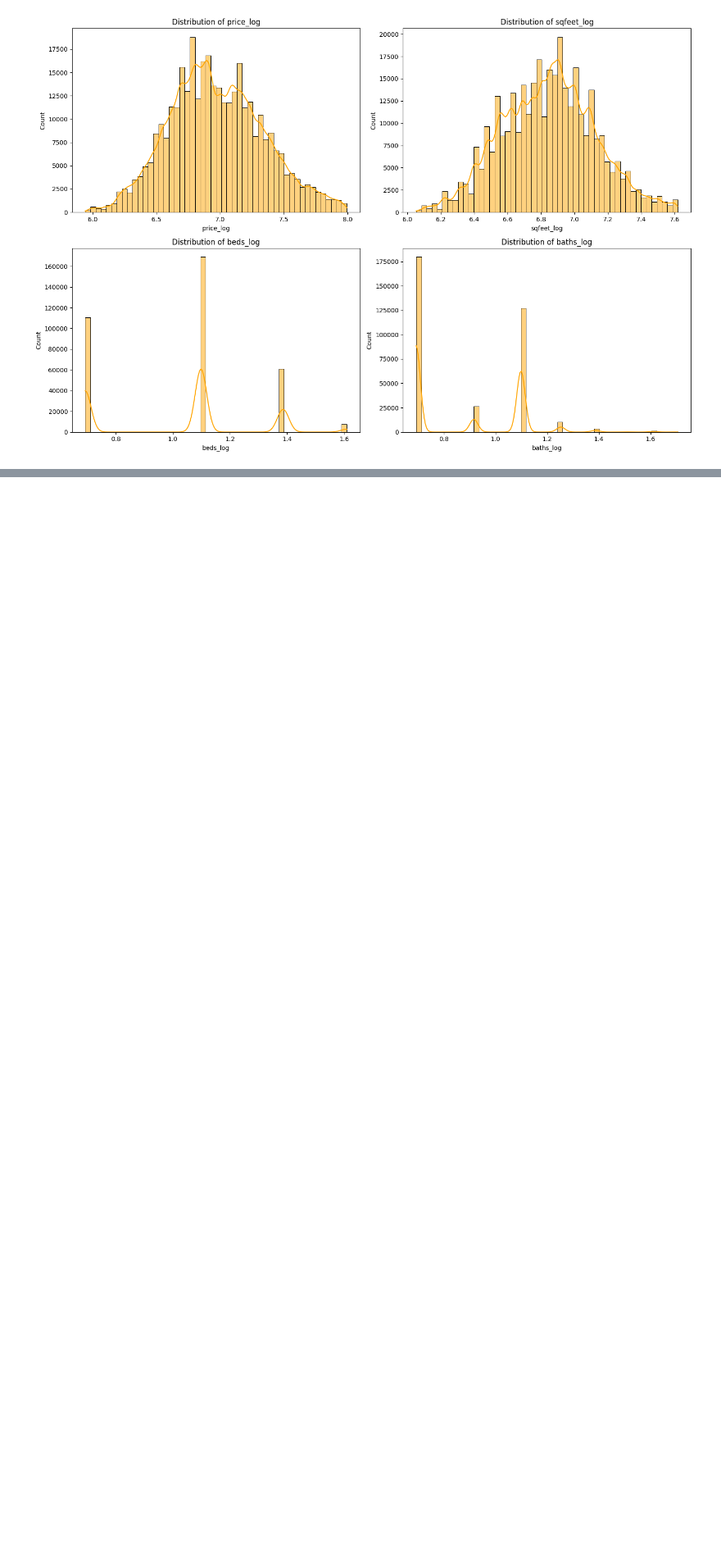
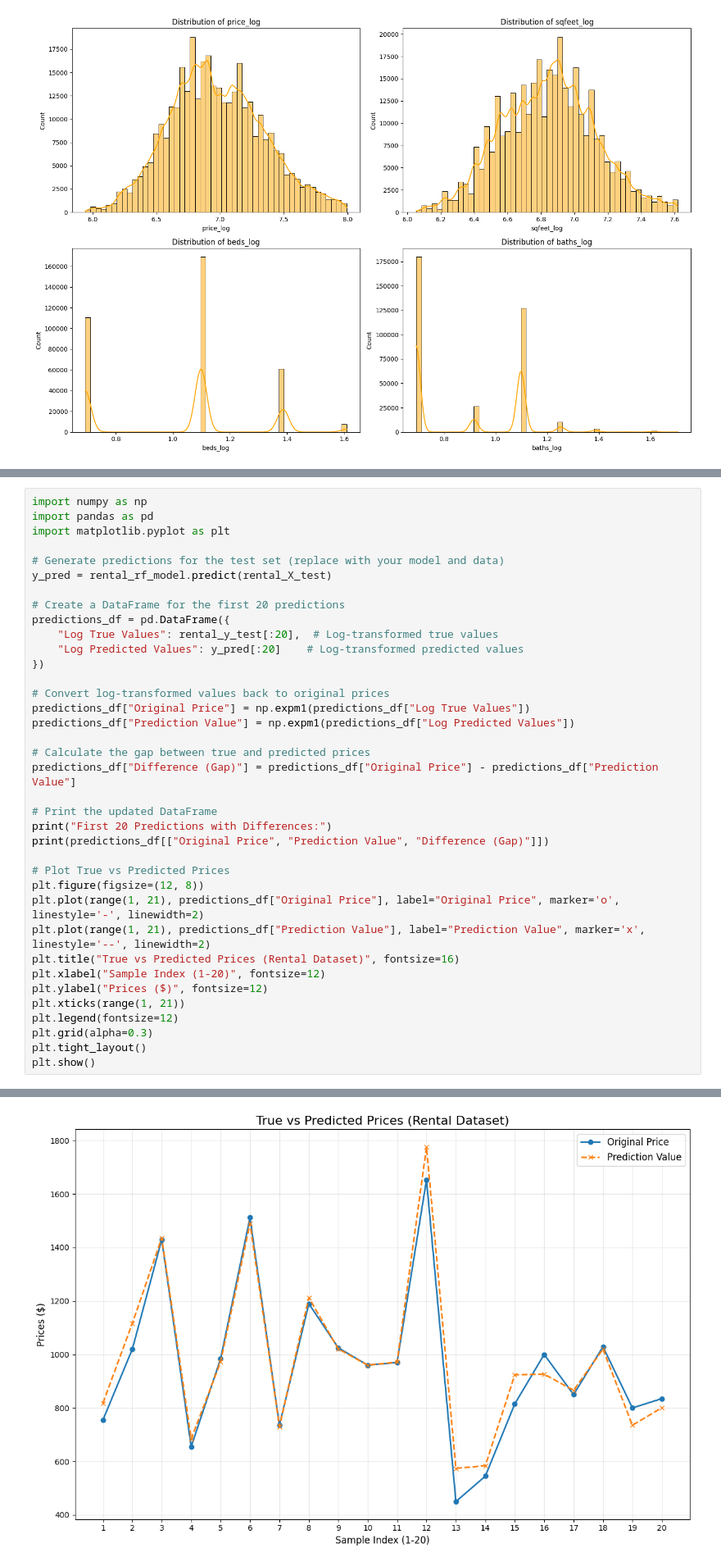
Before and after one commit to kushal-jaat/ASD-assignment-3, a Jupyter notebook: housing_price_prediction.ipynb, the cells around one changed output, grey strips where cells are left out. Shown at 82% size. Drawn from its saved outputs; the diff is of its cells as text; blank space fills up the shorter version.

```diff
--- a/housing_price_prediction.ipynb
+++ b/housing_price_prediction.ipynb
@@ -936,0 +609,38 @@ Rental Dataset Metrics:
+# %%
+import numpy as np
+import pandas as pd
+import matplotlib.pyplot as plt
+
+# Generate predictions for the test set (replace with your model and data)
+y_pred = rental_rf_model.predict(rental_X_test)
+
+# Create a DataFrame for the first 20 predictions
+predictions_df = pd.DataFrame({
+    "Log True Values": rental_y_test[:20],  # Log-transformed true values
+    "Log Predicted Values": y_pred[:20]    # Log-transformed predicted values
+})
+
+# Convert log-transformed values back to original prices
+predictions_df["Original Price"] = np.expm1(predictions_df["Log True Values"])
+predictions_df["Prediction Value"] = np.expm1(predictions_df["Log Predicted Values"])
+
+# Calculate the gap between true and predicted prices
+predictions_df["Difference (Gap)"] = predictions_df["Original Price"] - predictions_df["Prediction Value"]
+
+# Print the updated DataFrame
+print("First 20 Predictions with Differences:")
+print(predictions_df[["Original Price", "Prediction Value", "Difference (Gap)"]])
+
+# Plot True vs Predicted Prices
+plt.figure(figsize=(12, 8))
+plt.plot(range(1, 21), predictions_df["Original Price"], label="Original Price", marker='o', linestyle='-', linewidth=2)
+plt.plot(range(1, 21), predictions_df["Prediction Value"], label="Prediction Value", marker='x', linestyle='--', linewidth=2)
+plt.title("True vs Predicted Prices (Rental Dataset)", fontsize=16)
+plt.xlabel("Sample Index (1-20)", fontsize=12)
+plt.ylabel("Prices ($)", fontsize=12)
+plt.xticks(range(1, 21))
+plt.legend(fontsize=12)
+plt.grid(alpha=0.3)
+plt.tight_layout()
+plt.show()
+# %% [output]
@@ -937,2 +664,3 @@ Rental Dataset Metrics:
+[figure, added]
 # %%
 from sklearn.preprocessing import StandardScaler, MinMaxScaler
```
Also changed, not shown: parts of 44 cells of this notebook.
